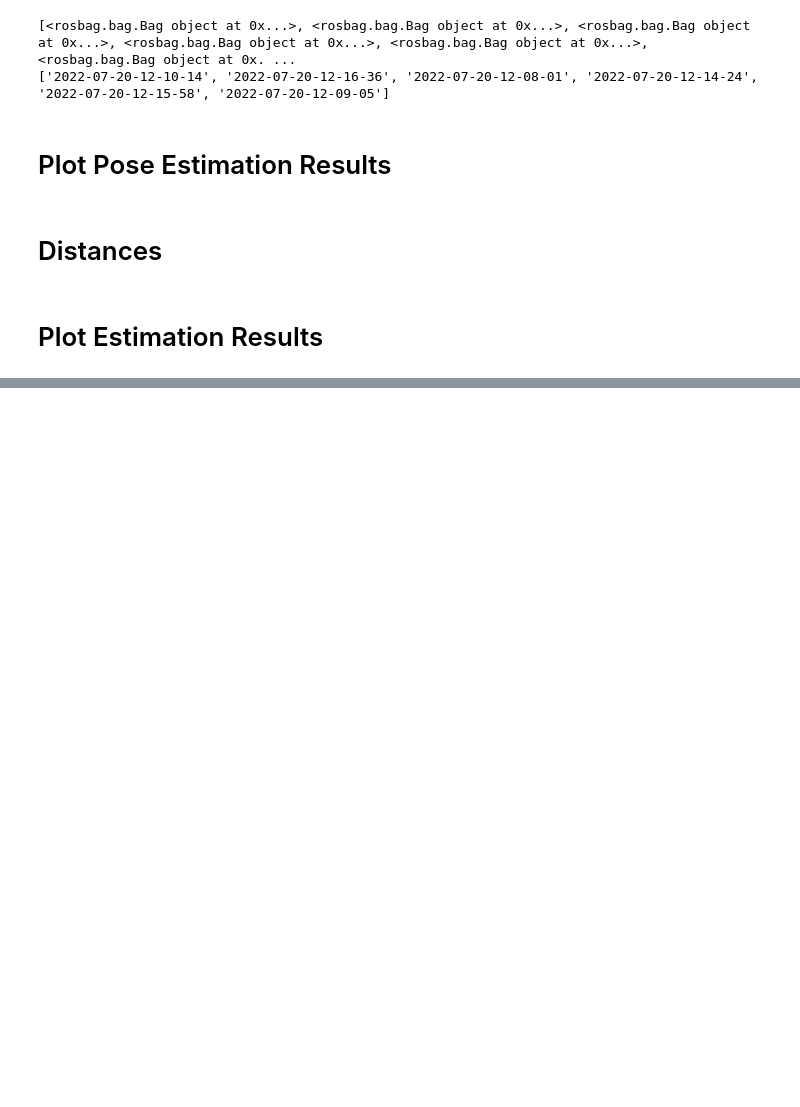
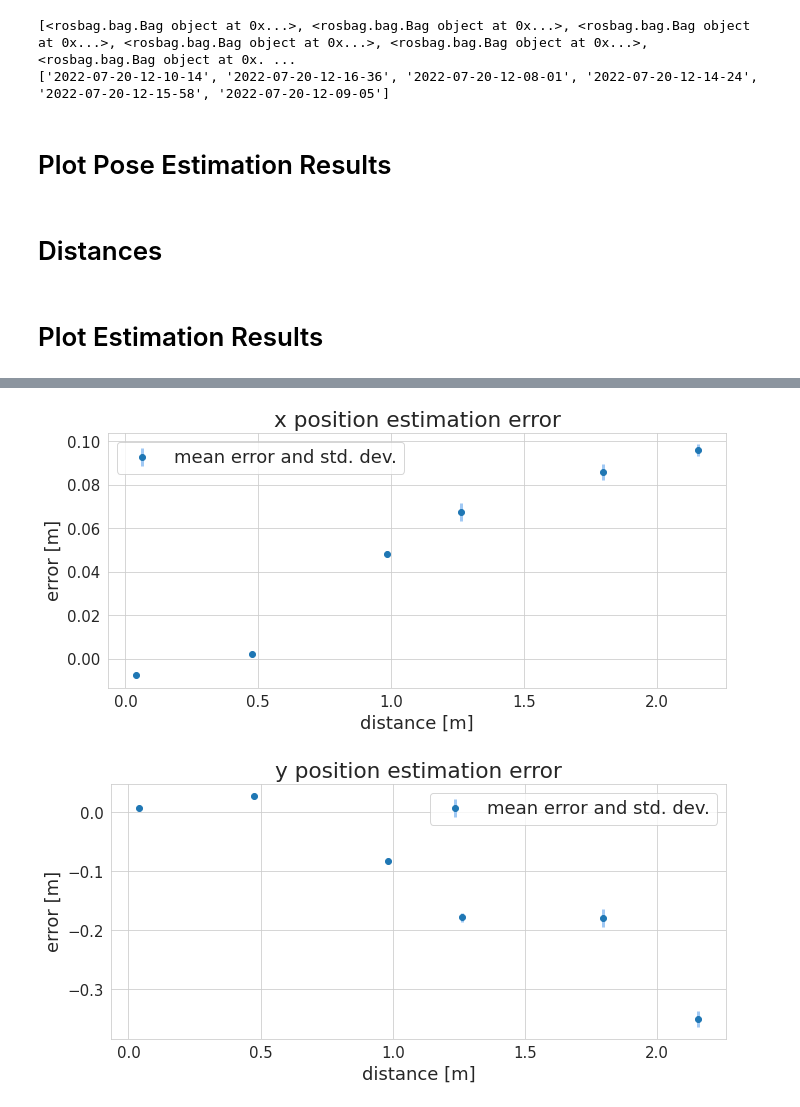
Before and after one commit to Geranos-Drone/BT_Vision, a Jupyter notebook: data_analysis/pose_accuracy_distance.ipynb, the cells around one changed output, grey strips where cells are left out. Cells and saved outputs as stored; diff of their text form; code cells hidden in the pictures; blank space fills up the shorter version.

```diff
--- a/data_analysis/pose_accuracy_distance.ipynb
+++ b/data_analysis/pose_accuracy_distance.ipynb
@@ -145,0 +182,13 @@ for i in range(len(bags)):
+# %%
+means_x = []
+means_y = []
+std_devs_x = []
+std_devs_y = []
+for i in range(len(bags)):
+    errors = all_errors[i]
+    time_error = all_time_errors[i]
+    means_x.append(errors[:,0].mean())
+    std_devs_x.append(errors[:,0].std())
+    means_y.append(errors[:,1].mean())
+    std_devs_y.append(errors[:,1].std())
+    print(std_devs_x)
@@ -145,0 +202,19 @@ for i in range(len(bags)):
+# %%
+fig, ax = plt.subplots(nrows=1,ncols=1, figsize=(10, 5), tight_layout=True)
+
+ax.set(title='x position estimation error', xlabel='distance [m]', ylabel='error [m]')
+ax.errorbar(distances,means_x,yerr=std_devs_x, fmt='o', ecolor=palette[0], label='mean error and std. dev.')
+ax.legend()
+
+plt.savefig('/home/tim/Pictures/distance_plots/pose_est_x_mean_stddev.pdf')
+
+fig, ax = plt.subplots(nrows=1,ncols=1, figsize=(10, 5), tight_layout=True)
+
+ax.set(title='y position estimation error', xlabel='distance [m]', ylabel='error [m]')
+ax.errorbar(distances,means_y,yerr=std_devs_y, fmt='o', ecolor=palette[0], label='mean error and std. dev.')
+ax.legend()
+
+plt.savefig('/home/tim/Pictures/distance_plots/pose_est_y_mean_stddev.pdf')
+# %% [output]
+[figure, added]
+[figure, added]
```
Also changed, not shown: parts of 5 cells of this notebook.
